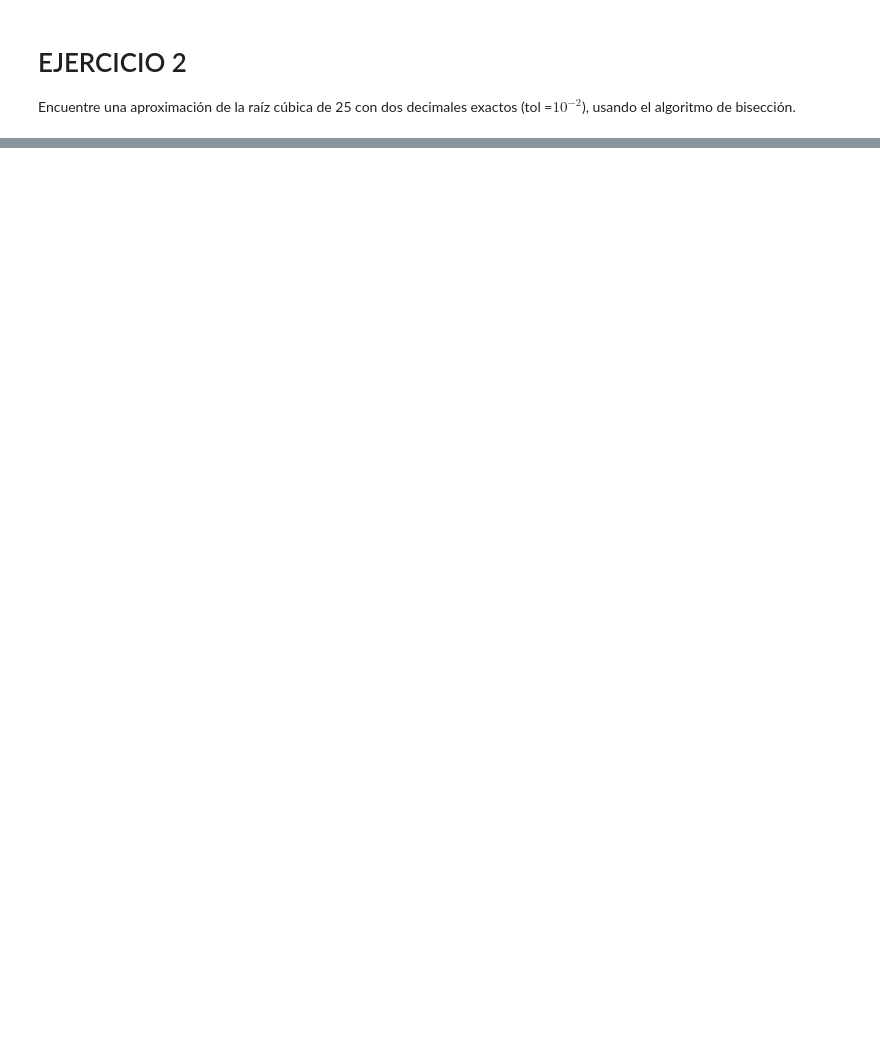
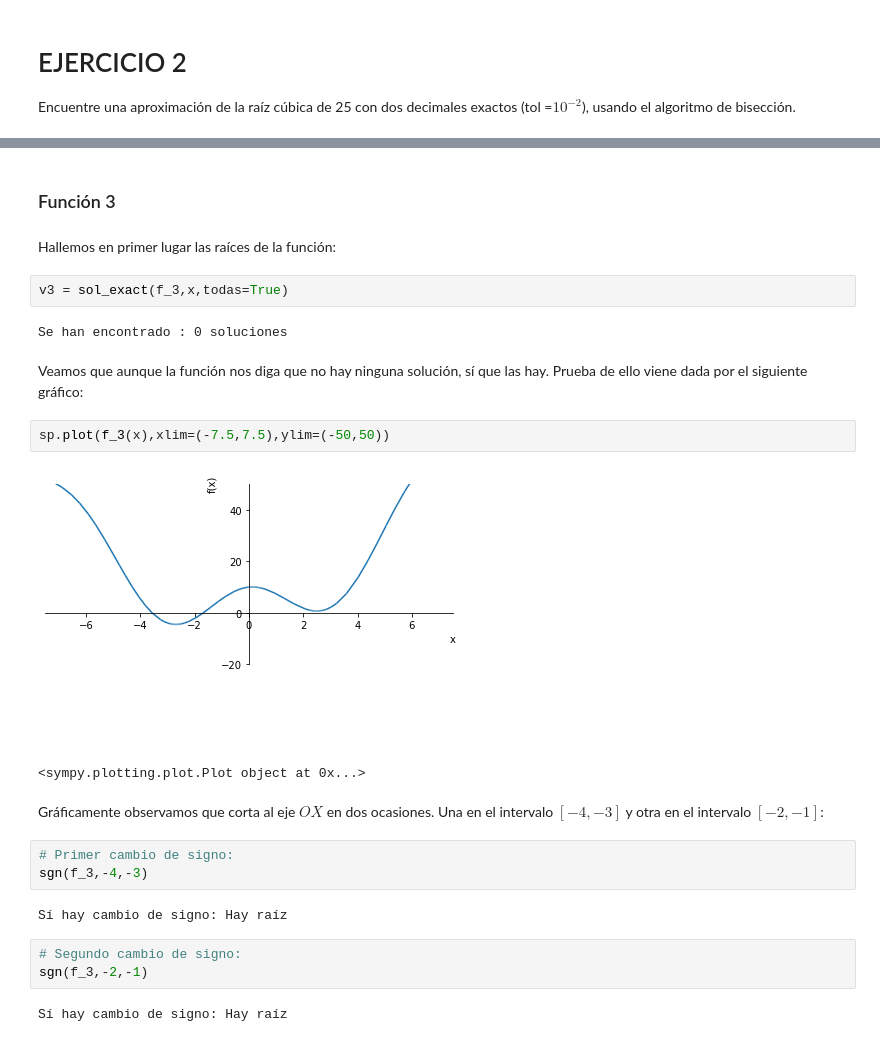
Before and after one commit to quintinmr/DGIIM3, a Jupyter notebook: C2/MATEMÁTICAS/Métodos_Numéricos_II/Prácticas/Práctica_1/practica_1.ipynb, the cells around one changed output, grey strips where cells are left out. Drawn from its saved outputs; the diff is of its cells as text; blank space fills up the shorter version.

```diff
--- a/C2/MATEMÁTICAS/Métodos_Numéricos_II/Prácticas/Práctica_1/practica_1.ipynb
+++ b/C2/MATEMÁTICAS/Métodos_Numéricos_II/Prácticas/Práctica_1/practica_1.ipynb
@@ -85,0 +408,27 @@ Encuentre una aproximación de la raíz cúbica de 25 con dos decimales exactos
+# %% [markdown]
+### Función 3
+# %% [markdown]
+Hallemos en primer lugar las raíces de la función:
+# %%
+v3 = sol_exact(f_3,x,todas=True)
+# %% [output]
+Se han encontrado : 0 soluciones
+# %% [markdown]
+Veamos que aunque la función nos diga que no hay ninguna solución, sí que las hay. Prueba de ello viene dada por el siguiente gráfico:
+# %%
+sp.plot(f_3(x),xlim=(-7.5,7.5),ylim=(-50,50))
+# %% [output]
+[figure, added]
+<sympy.plotting.plot.Plot object at 0x...>
+# %% [markdown]
+Gráficamente observamos que corta al eje $OX$ en dos ocasiones. Una en el intervalo $[-4,-3]$ y otra en el intervalo $[-2,-1]$:
+# %%
+# Primer cambio de signo:
+sgn(f_3,-4,-3)
+# %% [output]
+Sí hay cambio de signo: Hay raíz
+# %%
+# Segundo cambio de signo:
+sgn(f_3,-2,-1)
+# %% [output]
+Sí hay cambio de signo: Hay raíz
```
Also changed, not shown: parts of 89 cells of this notebook.
